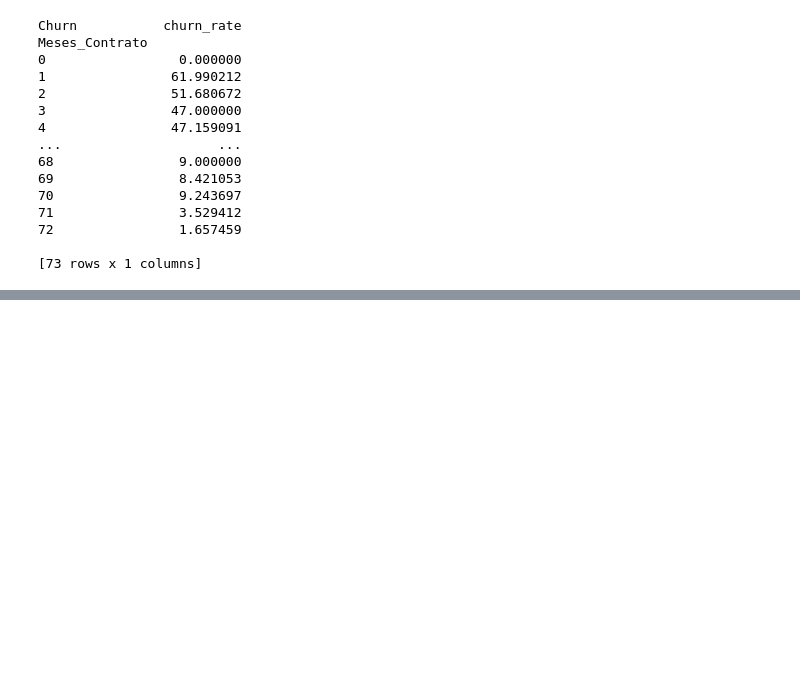
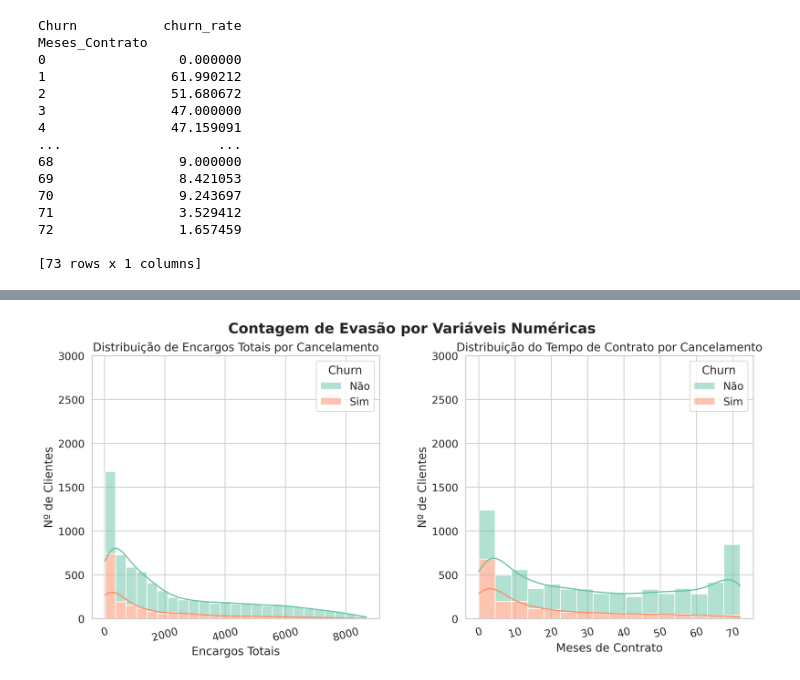
Before and after one commit to rodrigosergiosilva/challenge-telecom-x, a Jupyter notebook: TelecomX_BR.ipynb, the cells around one changed output, grey strips where cells are left out. Cells and saved outputs as stored; diff of their text form; code cells hidden in the pictures; blank space fills up the shorter version.

```diff
--- a/TelecomX_BR.ipynb
+++ b/TelecomX_BR.ipynb
@@ -651,0 +708,4 @@ fig.show()
+# %%
+Image('/content/contagem_evasao_por_variaveis_numericas.png', width=1000)
+# %% [output]
+[figure, added]
```
Also changed, not shown: parts of 15 cells of this notebook.
